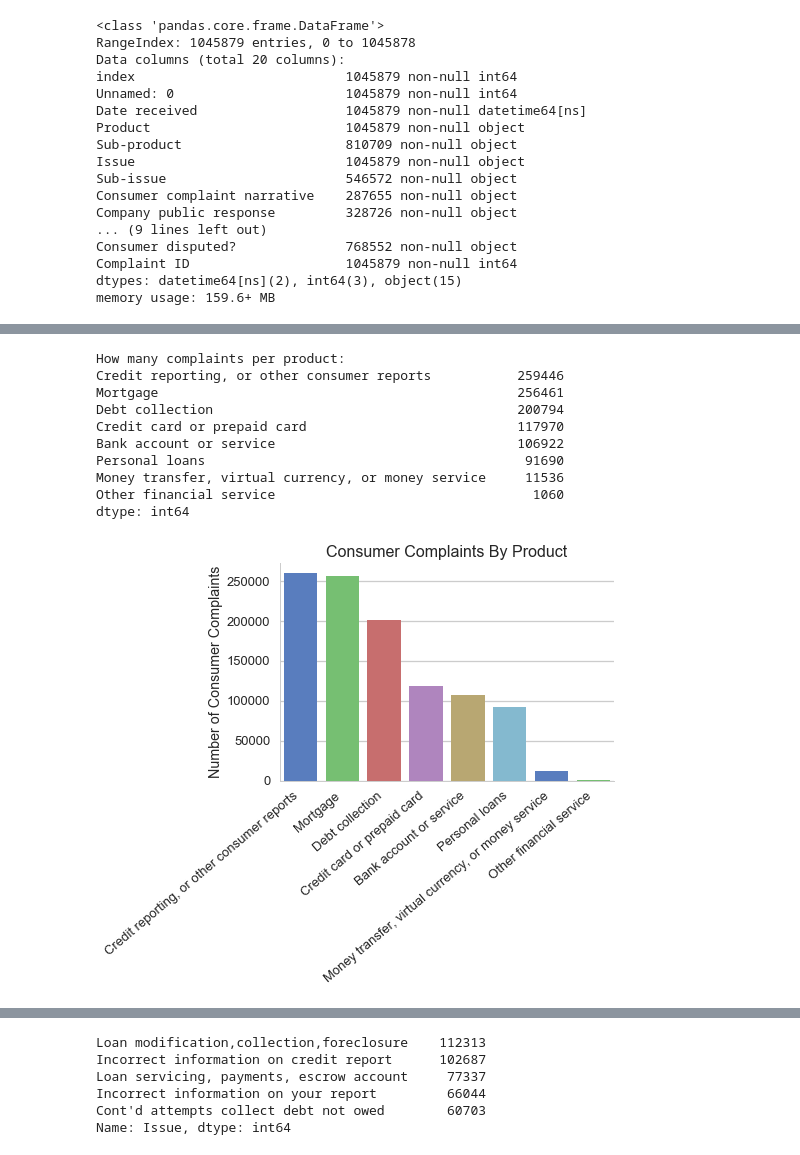
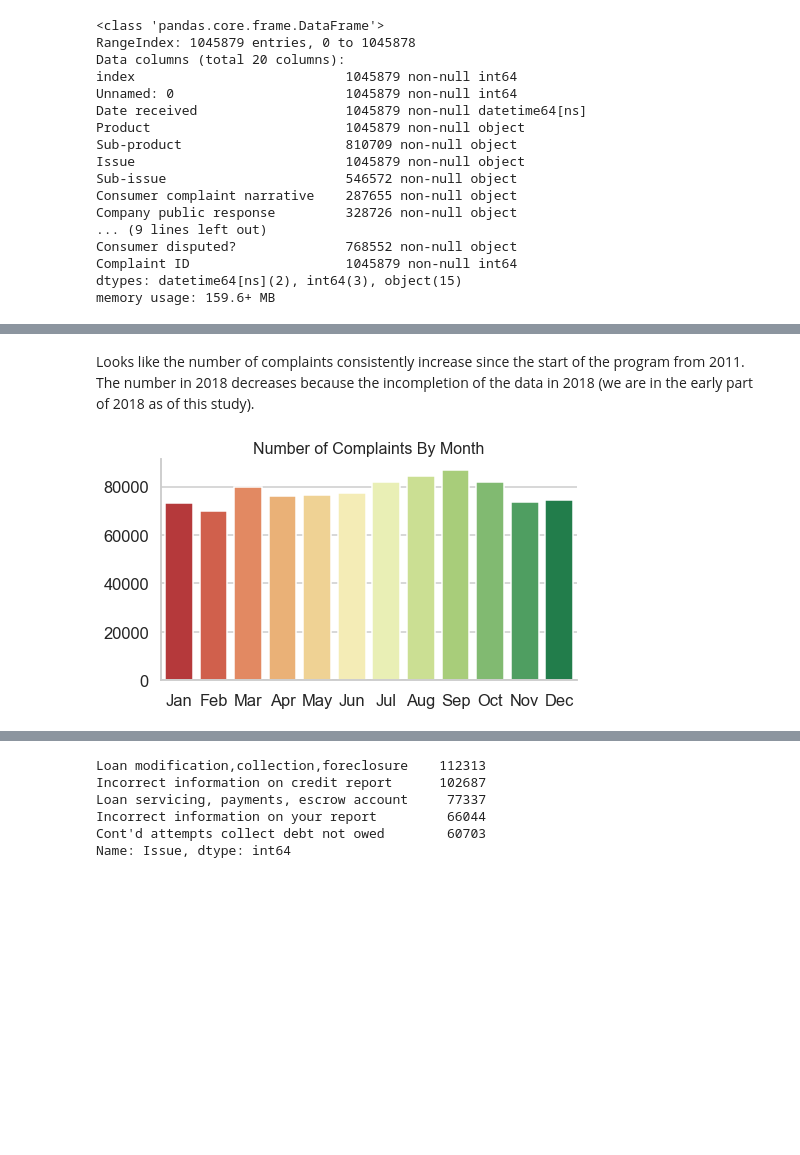
Before and after one commit to shuojiashi/capstone_project_2a, a Jupyter notebook: notebooks/consumer_complaints.ipynb, the cells around one changed output, grey strips where cells are left out. Saved outputs shown, nothing was run; the diff lists cells and outputs as text; code cells hidden in the pictures; blank space fills up the shorter version.

```diff
--- a/notebooks/consumer_complaints.ipynb
+++ b/notebooks/consumer_complaints.ipynb
@@ -265,26 +357,2 @@ df.groupby('Product')['Year'].value_counts(normalize=True).unstack()
-# %%
-# Value counts of the simplified product list
-product_order = pd.Series(new_list).value_counts().index
-print('How many complaints per product:')
-print(pd.Series(new_list).value_counts())
-
-sns.countplot(data=df, x='Product_new', order = product_order, palette='muted')
-plt.xticks(rotation=40, ha="right")
-plt.title('Consumer Complaints By Product',fontsize=16)
-sns.set_style('whitegrid')
-sns.despine()
-plt.xlabel('')
-plt.ylabel('Number of Consumer Complaints')
-plt.savefig('./../results/product_complaints.png', bbox_inches='tight', dpi = 150)
-# %% [output]
-How many complaints per product:
-Credit reporting, or other consumer reports           259446
-Mortgage                                              256461
-Debt collection                                       200794
-Credit card or prepaid card                           117970
-Bank account or service                               106922
-Personal loans                                         91690
-Money transfer, virtual currency, or money service     11536
-Other financial service                                 1060
-dtype: int64
-[figure, removed]
+# %% [markdown]
+Looks like the number of complaints consistently increase since the start of the program from 2011. The number in 2018 decreases because the incompletion of the data in 2018 (we are in the early part of 2018 as of this study).
@@ -290,0 +363,21 @@ dtype: int64
+# %%
+# add received month column into the data
+df['receive month'] = df['Date received'].apply(lambda x: month_order[x.month-1])
+
+# exclude the year 2011 and 2018 since they include an incomplete year.
+month_df = pd.DataFrame(df[(df['Year']!=2018) & (df['Year']!=2011)]['receive month'].value_counts()).reset_index()
+month_df.columns = ['Month', 'Complaints']
+# %%
+# plot the number of complaints by month of the year
+plt.figure(figsize=(7,4))
+sns.barplot(x='Month', y='Complaints', data=month_df, order=month_order, palette="RdYlGn")
+plt.title('Number of Complaints By Month',fontsize=16)
+sns.despine()
+plt.xlabel('')
+plt.ylabel('')
+#plt.xticks(rotation=10,  ha="center")
+plt.tight_layout()
+plt.savefig('./../results/monthly_complaints.png', bbox_inches='tight', dpi = 150)
+sns.set_style('whitegrid')
+# %% [output]
+[figure, added]
```
Also changed, not shown: parts of 188 cells of this notebook, 1 other file.
